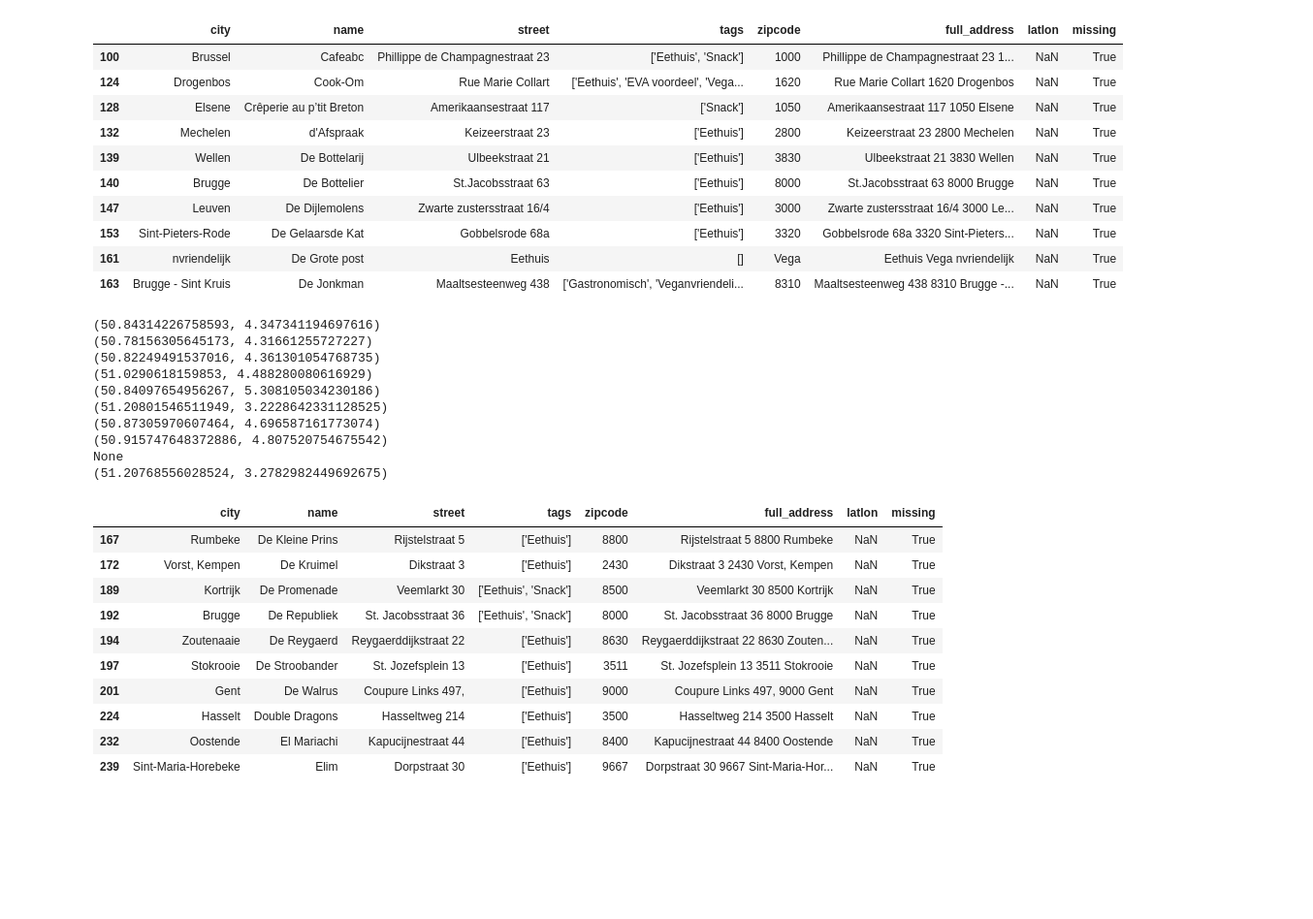
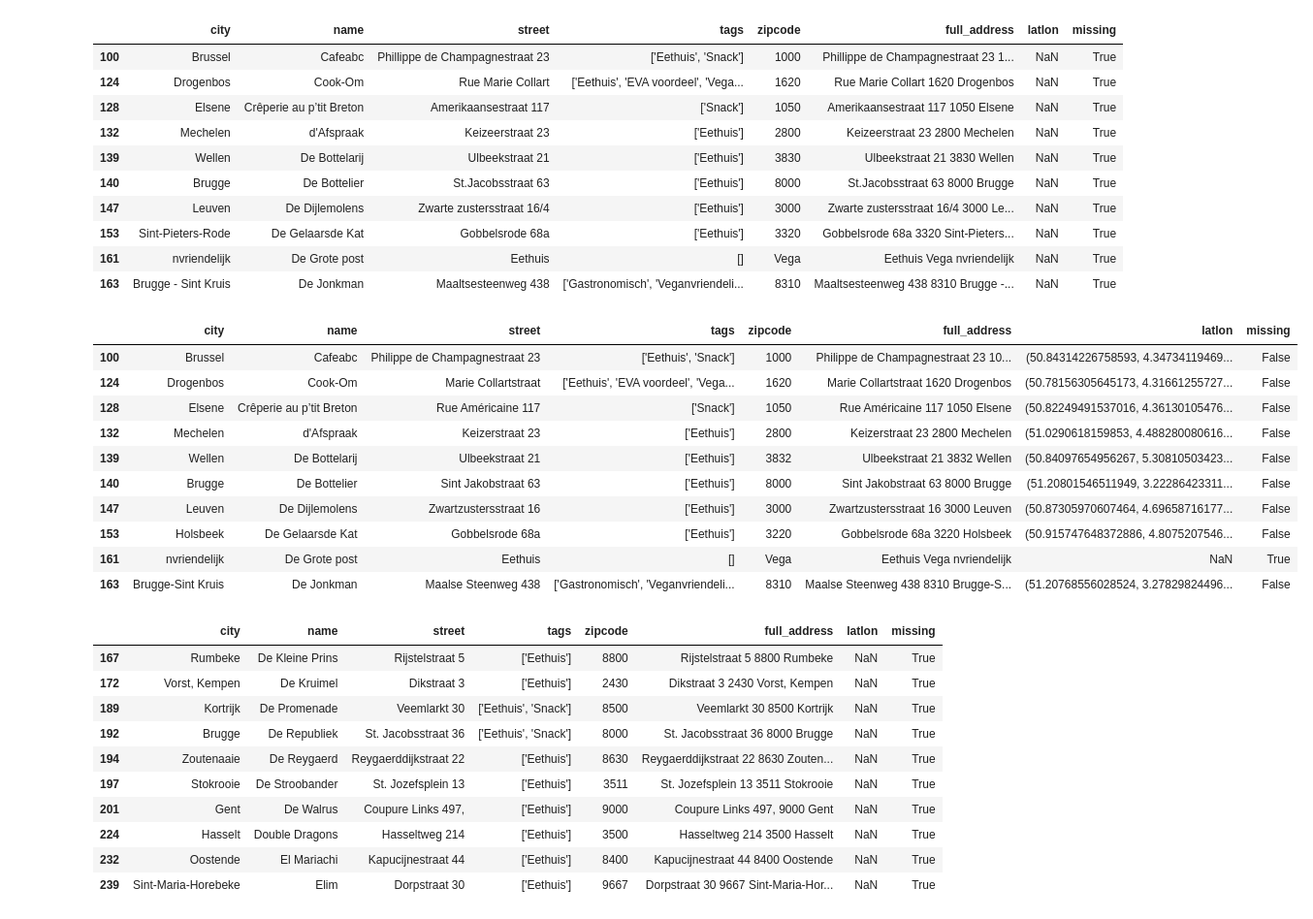
Before and after one commit to drdwitte/data4goodprojects, a Jupyter notebook: EVA/FixMissingAddressData.ipynb, the cells around one changed output. Shown at 97% size. Cells and saved outputs as stored; diff of their text form; code cells hidden in the pictures; blank space fills up the shorter version.

```diff
--- a/EVA/FixMissingAddressData.ipynb
+++ b/EVA/FixMissingAddressData.ipynb
@@ -107,29 +136,32 @@ df_notfound[10:20]
 | 163 | Brugge - Sint Kruis | De Jonkman | Maaltsesteenweg 438 | ['Gastronomisch', 'Veganvriendeli... | 8310 | Maaltsesteenweg 438 8310 Brugge -... | NaN | True |
 # %%
 # spelfout, fr/nl, fr/nl, spelfout, postcode
-print(latlon_from_address('Philippe de Champagnestraat 23 1000 Brussel'))
-print(latlon_from_address('Marie Collartstraat 1620 Drogenbos'))
-print(latlon_from_address('Rue Américaine 117 1050 Elsene'))
-print(latlon_from_address('Keizerstraat 23 2800 Mechelen'))
-print(latlon_from_address('Ulbeekstraat 21 3832 Wellen'))
+overwriteAddress('Philippe de Champagnestraat 23 1000 Brussel',100,df_notfound)
+overwriteAddress('Marie Collartstraat 1620 Drogenbos',124,df_notfound)
+overwriteAddress('Rue Américaine 117 1050 Elsene',128,df_notfound)
+overwriteAddress('Keizerstraat 23 2800 Mechelen',132,df_notfound)
+overwriteAddress('Ulbeekstraat 21 3832 Wellen',139,df_notfound)
 
 # afkorting+spelfouten, spelfout, stad,  bad record, contractie
-print(latlon_from_address('Sint Jakobstraat 63 8000 Brugge'))
-print(latlon_from_address('Zwartzustersstraat 16 3000 Leuven'))
-print(latlon_from_address('Gobbelsrode 68a 3220 Holsbeek'))
-print(latlon_from_address(''))
-print(latlon_from_address('Maalse Steenweg 438 8310 Brugge-Sint Kruis'))
+overwriteAddress('Sint Jakobstraat 63 8000 Brugge',140,df_notfound)
+overwriteAddress('Zwartzustersstraat 16 3000 Leuven',147,df_notfound)
+overwriteAddress('Gobbelsrode 68a 3220 Holsbeek',153,df_notfound)
+#bad record
+overwriteAddress2('Maalse Steenweg 438', '8310', 'Brugge-Sint Kruis',163,df_notfound)
+
+df_notfound[10:20]
 # %% [output]
-(50.84314226758593, 4.347341194697616)
-(50.78156305645173, 4.31661255727227)
-(50.82249491537016, 4.361301054768735)
-(51.0290618159853, 4.488280080616929)
-(50.84097654956267, 5.308105034230186)
-(51.20801546511949, 3.2228642331128525)
-(50.87305970607464, 4.696587161773074)
-(50.915747648372886, 4.807520754675542)
-None
-(51.20768556028524, 3.2782982449692675)
+|  | city | name | street | tags | zipcode | full_address | latlon | missing |
+| 100 | Brussel | Cafeabc | Philippe de Champagnestraat 23 | ['Eethuis', 'Snack'] | 1000 | Philippe de Champagnestraat 23 10... | (50.84314226758593, 4.34734119469... | False |
+| 124 | Drogenbos | Cook-Om | Marie Collartstraat | ['Eethuis', 'EVA voordeel', 'Vega... | 1620 | Marie Collartstraat 1620 Drogenbos | (50.78156305645173, 4.31661255727... | False |
+| 128 | Elsene | Crêperie au p’tit Breton | Rue Américaine 117 | ['Snack'] | 1050 | Rue Américaine 117 1050 Elsene | (50.82249491537016, 4.36130105476... | False |
+| 132 | Mechelen | d'Afspraak | Keizerstraat 23 | ['Eethuis'] | 2800 | Keizerstraat 23 2800 Mechelen | (51.0290618159853, 4.488280080616... | False |
+| 139 | Wellen | De Bottelarij | Ulbeekstraat 21 | ['Eethuis'] | 3832 | Ulbeekstraat 21 3832 Wellen | (50.84097654956267, 5.30810503423... | False |
+| 140 | Brugge | De Bottelier | Sint Jakobstraat 63 | ['Eethuis'] | 8000 | Sint Jakobstraat 63 8000 Brugge | (51.20801546511949, 3.22286423311... | False |
+| 147 | Leuven | De Dijlemolens | Zwartzustersstraat 16 | ['Eethuis'] | 3000 | Zwartzustersstraat 16 3000 Leuven | (50.87305970607464, 4.69658716177... | False |
+| 153 | Holsbeek | De Gelaarsde Kat | Gobbelsrode 68a | ['Eethuis'] | 3220 | Gobbelsrode 68a 3220 Holsbeek | (50.915747648372886, 4.8075207546... | False |
+| 161 | nvriendelijk | De Grote post | Eethuis | [] | Vega | Eethuis Vega nvriendelijk | NaN | True |
+| 163 | Brugge-Sint Kruis | De Jonkman | Maalse Steenweg 438 | ['Gastronomisch', 'Veganvriendeli... | 8310 | Maalse Steenweg 438 8310 Brugge-S... | (51.20768556028524, 3.27829824496... | False |
 # %%
 df_notfound[20:30]
 # %% [output]
```
Also changed, not shown: parts of 16 cells of this notebook, 2 other files.
